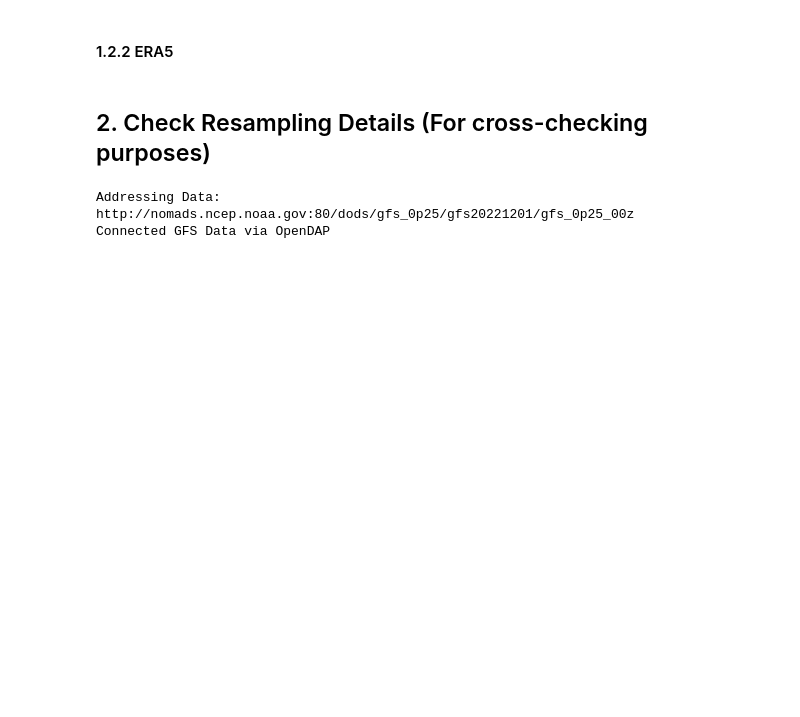
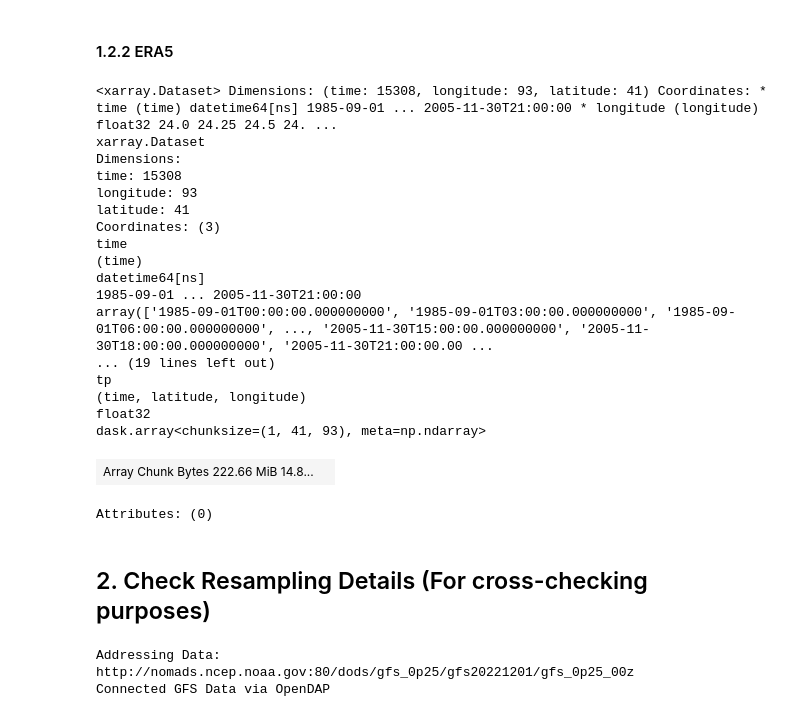
Before and after one commit to donmezkutay/msc-thesis-codes, a Jupyter notebook: resample_seasonal_data.ipynb, the cells around one changed output. Saved outputs shown, nothing was run; the diff lists cells and outputs as text; code cells hidden in the pictures; blank space fills up the shorter version.

```diff
--- a/resample_seasonal_data.ipynb
+++ b/resample_seasonal_data.ipynb
@@ -200,4 +202,27 @@ Attributes: (0)
 #### 1.2.2 ERA5
 # %%
 resample_xhr_era5 = resample_data(dt_era5, resample_time, step_hour)
+resample_xhr_era5 = resample_xhr_era5.dropna(dim='time')
+# %%
+resample_xhr_era5
+# %% [output]
+<xarray.Dataset> Dimensions: (time: 15308, longitude: 93, latitude: 41) Coordinates: * time (time) datetime64[ns] 1985-09-01 ... 2005-11-30T21:00:00 * longitude (longitude) float32 24.0 24.25 24.5 24. ...
+xarray.Dataset
+Dimensions:
+time: 15308
+longitude: 93
+latitude: 41
+Coordinates: (3)
+time
+(time)
+datetime64[ns]
+1985-09-01 ... 2005-11-30T21:00:00
+array(['1985-09-01T00:00:00.000000000', '1985-09-01T03:00:00.000000000', '1985-09-01T06:00:00.000000000', ..., '2005-11-30T15:00:00.000000000', '2005-11-30T18:00:00.000000000', '2005-11-30T21:00:00.00 ...
+... (19 lines left out)
+tp
+(time, latitude, longitude)
+float32
+dask.array<chunksize=(1, 41, 93), meta=np.ndarray>
+| Array Chunk Bytes 222.66 MiB 14.8... |  |
+Attributes: (0)
 # %%
```
Also changed, not shown: parts of 9 cells of this notebook, 1 other file.
